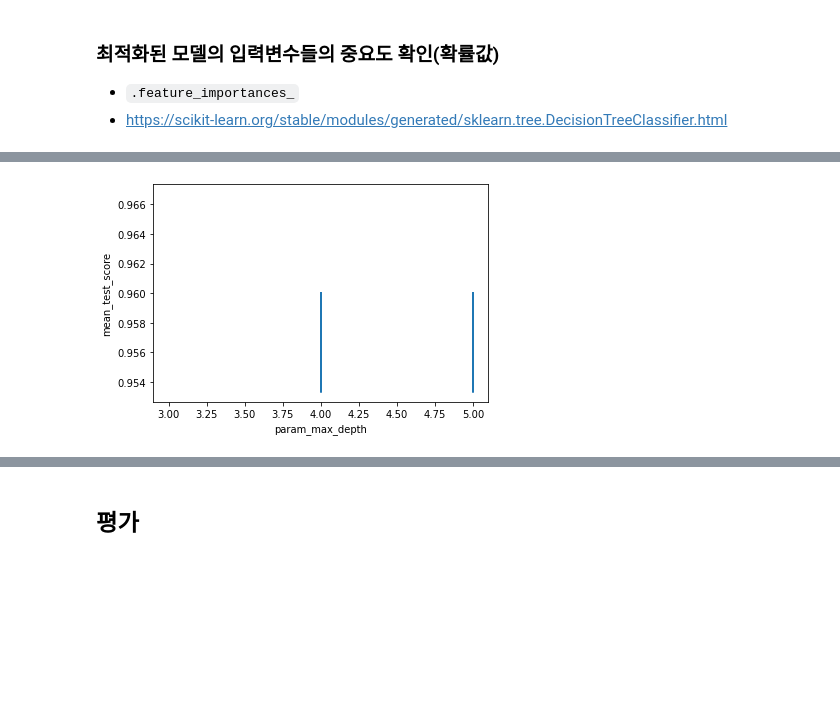
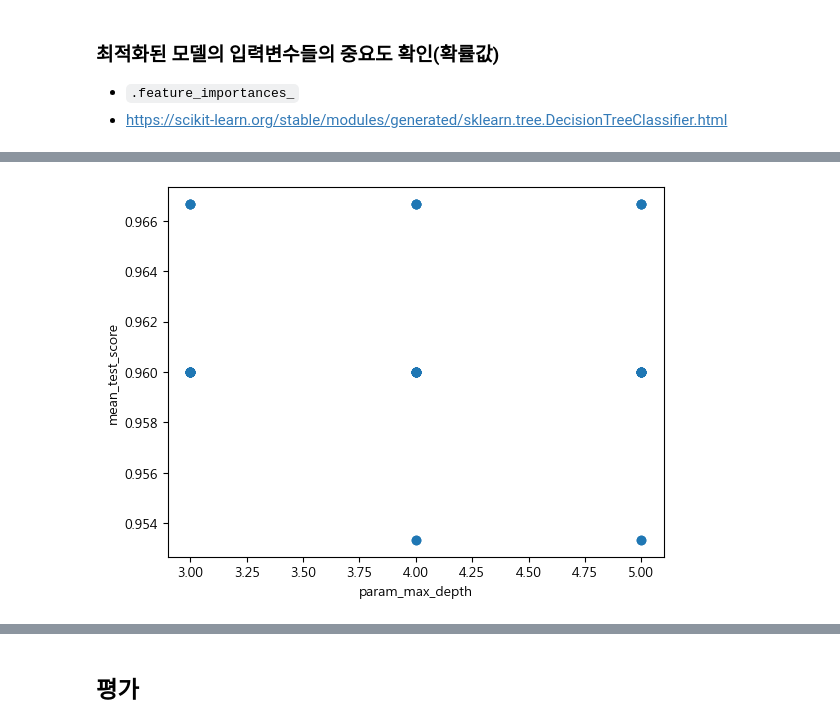
Before and after one commit to anjuiswhat/TIL, a Jupyter notebook: ADP_study/Python/5_정형 데이터마이닝/분류/정리_의사결정나무.ipynb, the cells around one changed output, grey strips where cells are left out. Saved outputs shown, nothing was run; the diff lists cells and outputs as text; code cells hidden in the pictures; blank space fills up the shorter version.

```diff
--- a/ADP_study/Python/5_정형 데이터마이닝/분류/정리_의사결정나무.ipynb
+++ b/ADP_study/Python/5_정형 데이터마이닝/분류/정리_의사결정나무.ipynb
@@ -57,8 +87,8 @@ df_iris = pd.read_csv('C:/Users/Administrator/GitHub/TIL/ADP_study/rawdata/iris.
 # %%
 # 목표변수와 나머지 변수들을 따로 저장
 
-x = df_iris.loc[ : , 'Sepal.Length':'Petal.Width' ]
-y = df_iris[ 'Species' ]
+x = df_iris.iloc[: , 0:4 ]
+y = df_iris.iloc[:, 4 ]
 # %%
 # df_iris.data = df_iris.loc[ : , 'Sepal.Length':'Petal.Width' ] .values
 # df_iris.feature_names = list( df_iris.drop('Species', axis=1) )
@@ -586,10 +518,10 @@ plt.show()
 # %%
 # max_depth 에 따른 평가결과 차이 확인
-plt.plot( df_grid['param_max_depth'], df_grid['mean_test_score'] )
+plt.scatter( df_grid['param_max_depth'], df_grid['mean_test_score'] )
 plt.xlabel( 'param_max_depth' )
 plt.ylabel( 'mean_test_score' )
 plt.show()
 # %% [output]
-[figure, old version]
+[figure, new version]
 # %%
 # min_samples_leaf 에 따른 평가결과 차이 확인
```
Also changed, not shown: parts of 58 cells of this notebook.
